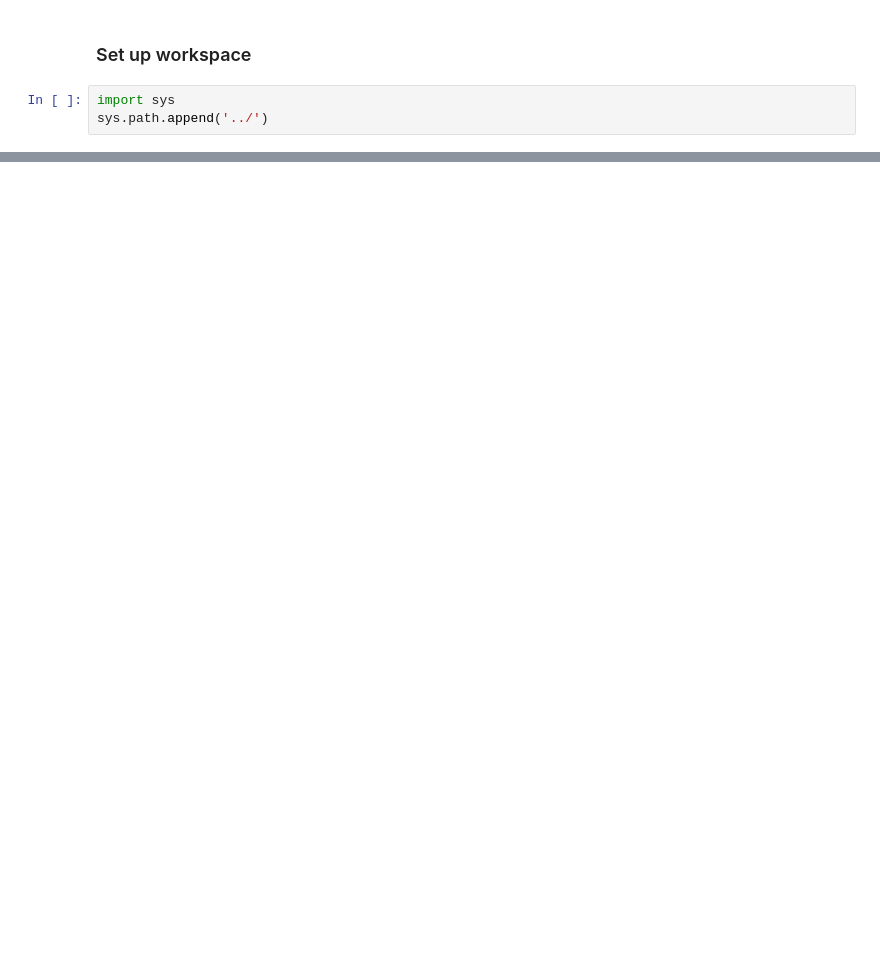
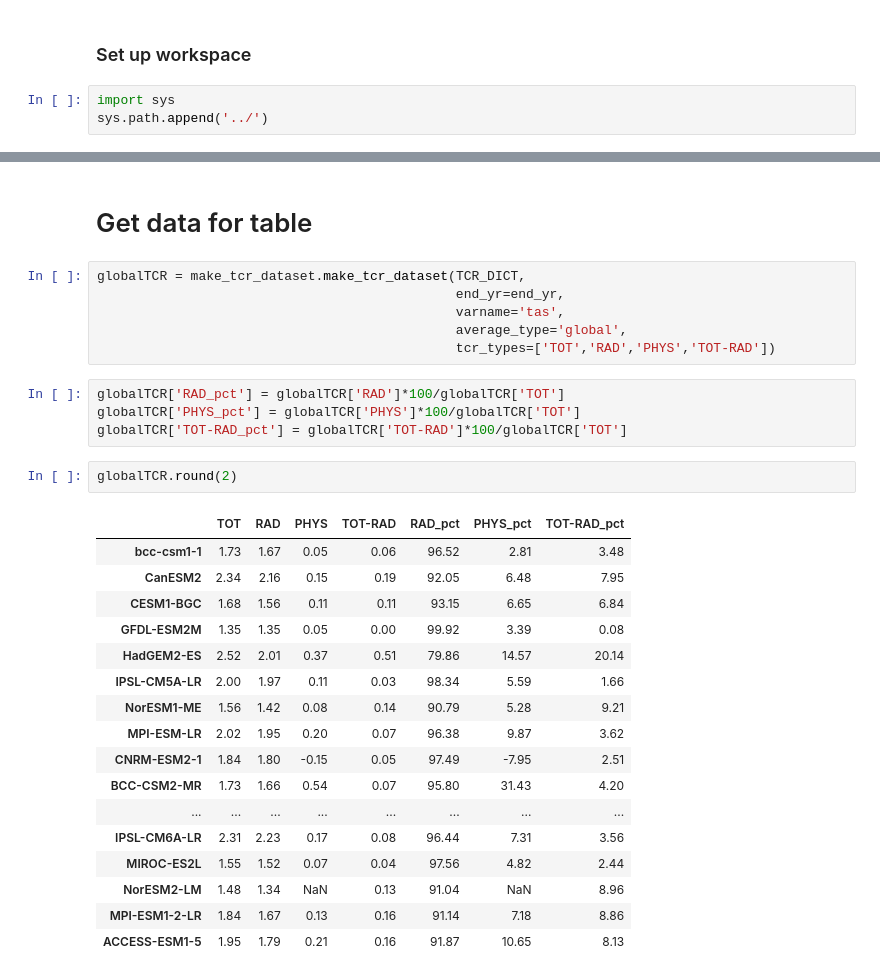
Before and after one commit to czarakas/plant_physiology_and_TCR, a Jupyter notebook: replicate_figures/Figure_2.ipynb, the cells around one changed output, grey strips where cells are left out. Saved outputs shown, nothing was run; the diff lists cells and outputs as text; blank space fills up the shorter version.

```diff
--- a/replicate_figures/Figure_2.ipynb
+++ b/replicate_figures/Figure_2.ipynb
@@ -243,0 +83,32 @@ Ocean Avg: 4.517257717975188
+# %% [markdown]
+# Get data for table
+# %%
+globalTCR = make_tcr_dataset.make_tcr_dataset(TCR_DICT,
+                                              end_yr=end_yr,
+                                              varname='tas',
+                                              average_type='global',
+                                              tcr_types=['TOT','RAD','PHYS','TOT-RAD'])
+# %%
+globalTCR['RAD_pct'] = globalTCR['RAD']*100/globalTCR['TOT']
+globalTCR['PHYS_pct'] = globalTCR['PHYS']*100/globalTCR['TOT']
+globalTCR['TOT-RAD_pct'] = globalTCR['TOT-RAD']*100/globalTCR['TOT']
+# %%
+globalTCR.round(2)
+# %% [output]
+|  | TOT | RAD | PHYS | TOT-RAD | RAD_pct | PHYS_pct | TOT-RAD_pct |
+| bcc-csm1-1 | 1.73 | 1.67 | 0.05 | 0.06 | 96.52 | 2.81 | 3.48 |
+| CanESM2 | 2.34 | 2.16 | 0.15 | 0.19 | 92.05 | 6.48 | 7.95 |
+| CESM1-BGC | 1.68 | 1.56 | 0.11 | 0.11 | 93.15 | 6.65 | 6.84 |
+| GFDL-ESM2M | 1.35 | 1.35 | 0.05 | 0.00 | 99.92 | 3.39 | 0.08 |
+| HadGEM2-ES | 2.52 | 2.01 | 0.37 | 0.51 | 79.86 | 14.57 | 20.14 |
+| IPSL-CM5A-LR | 2.00 | 1.97 | 0.11 | 0.03 | 98.34 | 5.59 | 1.66 |
+| NorESM1-ME | 1.56 | 1.42 | 0.08 | 0.14 | 90.79 | 5.28 | 9.21 |
+| MPI-ESM-LR | 2.02 | 1.95 | 0.20 | 0.07 | 96.38 | 9.87 | 3.62 |
+| CNRM-ESM2-1 | 1.84 | 1.80 | -0.15 | 0.05 | 97.49 | -7.95 | 2.51 |
+| BCC-CSM2-MR | 1.73 | 1.66 | 0.54 | 0.07 | 95.80 | 31.43 | 4.20 |
+| ... | ... | ... | ... | ... | ... | ... | ... |
+| IPSL-CM6A-LR | 2.31 | 2.23 | 0.17 | 0.08 | 96.44 | 7.31 | 3.56 |
+| MIROC-ES2L | 1.55 | 1.52 | 0.07 | 0.04 | 97.56 | 4.82 | 2.44 |
+| NorESM2-LM | 1.48 | 1.34 | NaN | 0.13 | 91.04 | NaN | 8.96 |
+| MPI-ESM1-2-LR | 1.84 | 1.67 | 0.13 | 0.16 | 91.14 | 7.18 | 8.86 |
+| ACCESS-ESM1-5 | 1.95 | 1.79 | 0.21 | 0.16 | 91.87 | 10.65 | 8.13 |
```
Also changed, not shown: parts of 26 cells of this notebook, 22 other files.
